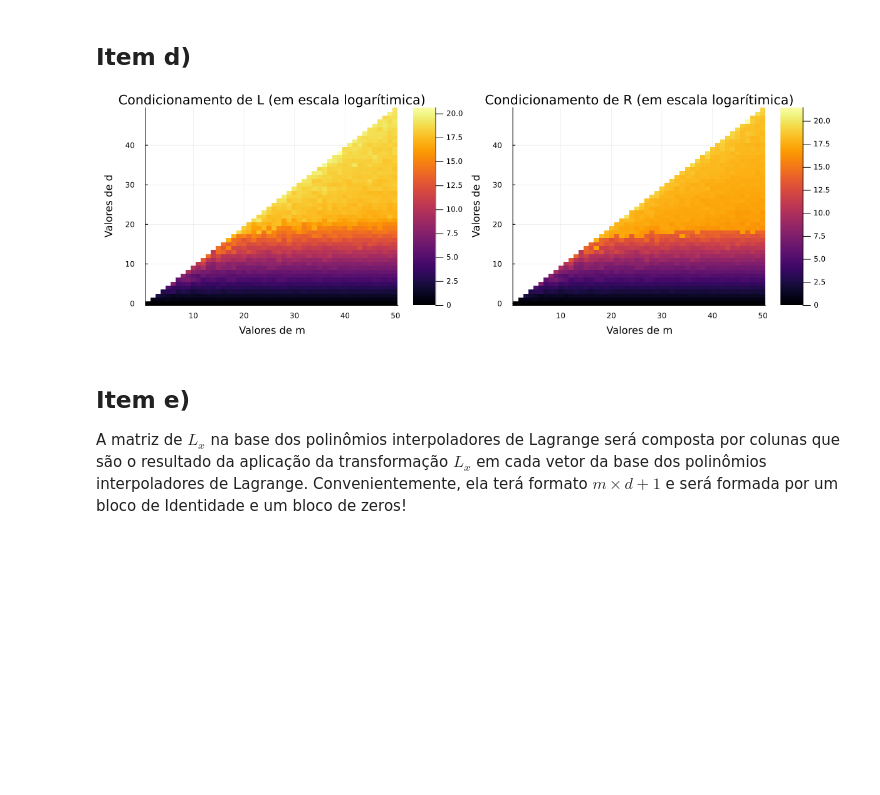
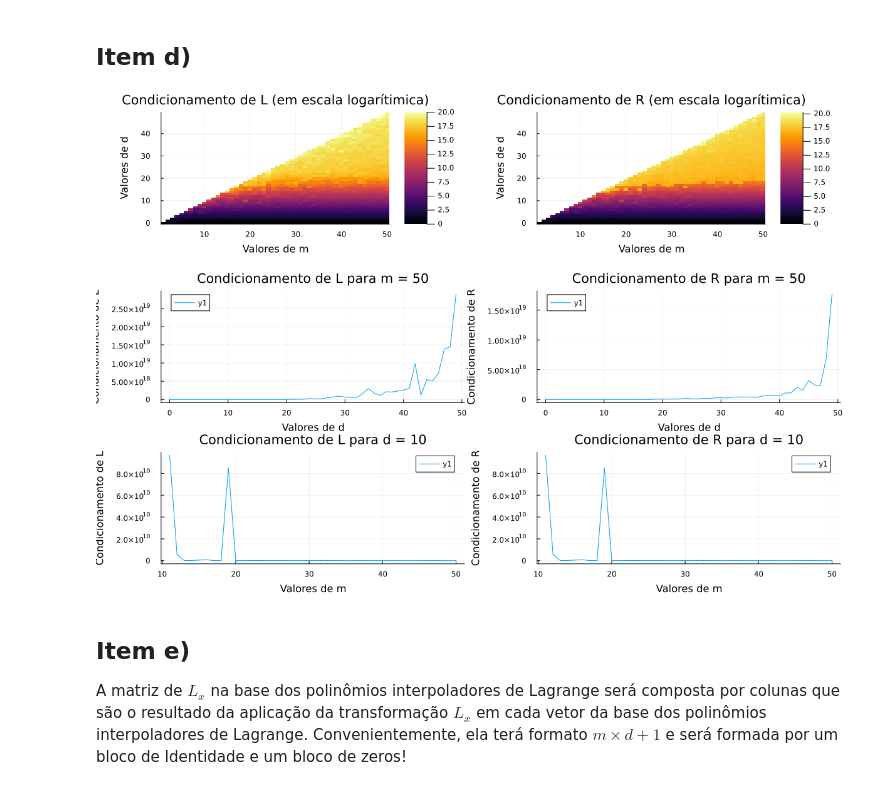
Before and after one commit to ninotica/aln-projeto-03, a Jupyter notebook: Projeto3.ipynb, the cells around one changed output. Cells and saved outputs as stored; diff of their text form; code cells hidden in the pictures; blank space fills up the shorter version.

```diff
--- a/Projeto3.ipynb
+++ b/Projeto3.ipynb
@@ -63,34 +63,52 @@ Assim, a transformação $R_{X, d}(b)$ equivale a multiplicar b à esquerda pela
 # %%
 using LinearAlgebra: cond, pinv
 using Plots
 
 m = 50
 
 condL = fill(NaN, m, m)
 condR = fill(NaN, m, m)
 
 for dim in 1:m
     for deg in 0:(dim - 1)
         X = rand(dim)
         L = [X[i]^j for i in 1:dim, j in 0:deg]
         R = pinv(L)
         condL[dim, deg + 1] = cond(L)
         condR[dim, deg + 1] = cond(R)
     end
 end
 
 p1 = heatmap(1:m, 0:(m - 1), log10.(condL)', left_margin = 8Plots.mm, bottom_margin = 8Plots.mm,
     xlabel = "Valores de m",
     ylabel = "Valores de d",
     title = "Condicionamento de L (em escala logarítimica)")
 p2 = heatmap(1:m, 0:(m - 1), log10.(condR)',
     xlabel = "Valores de m",
     ylabel = "Valores de d",
     title = "Condicionamento de R (em escala logarítimica)")
 
-plot(p1, p2, layout = (1, 2), size = (1200, 400))
+p3 = plot(0:49, condL[50, :],
+    xlabel = "Valores de d",
+    ylabel = "Condicionamento de L",
+    title = "Condicionamento de L para m = 50")
+p4 = plot(0:49, condR[50, :],
+    xlabel = "Valores de d",
+    ylabel = "Condicionamento de R",
+    title = "Condicionamento de R para m = 50")
+
+p5 = plot(11:50, condL[11:end, 11],
+    xlabel = "Valores de m",
+    ylabel = "Condicionamento de L",
+    title = "Condicionamento de L para d = 10")
+p6 = plot(11:50, condR[11:end, 11],
+    xlabel = "Valores de m",
+    ylabel = "Condicionamento de R",
+    title = "Condicionamento de R para d = 10")
+
+plot(p1, p2, p3, p4, p5, p6, layout = (3, 2), size = (1200, 800))
 # %% [output]
-[figure, old version]
+[figure, new version]
 # %% [markdown]
 ## Item e)
 
```
